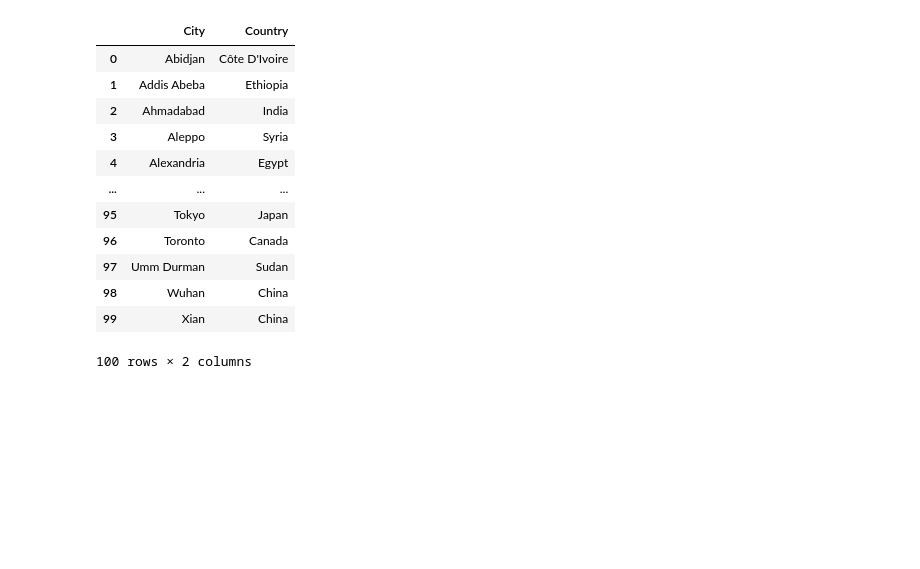
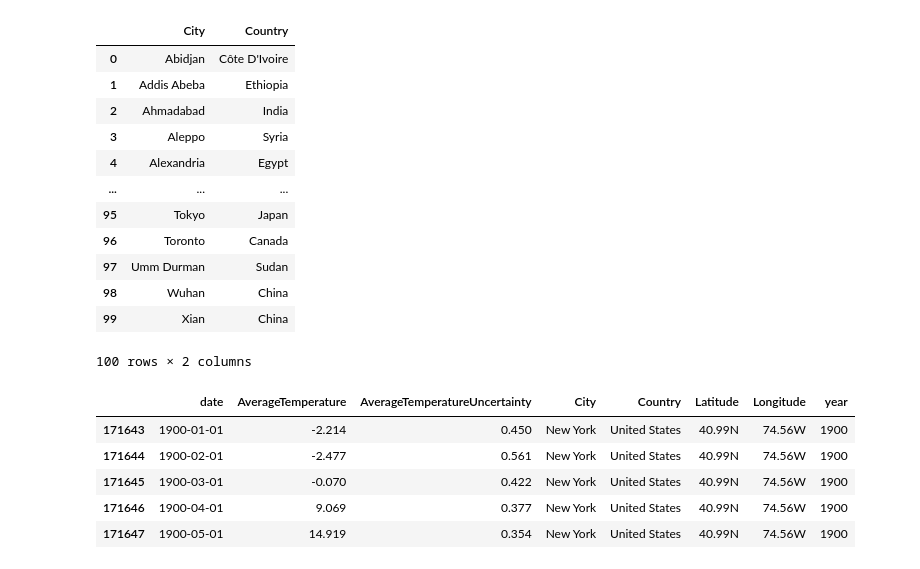
Before and after one commit to nogibjj/global-temperature, a Jupyter notebook: eda.ipynb, the cells around one changed output. Cells and saved outputs as stored; diff of their text form; code cells hidden in the pictures; blank space fills up the shorter version.

```diff
--- a/eda.ipynb
+++ b/eda.ipynb
@@ -73,7 +72,15 @@ unique_cities.reset_index().drop('index', axis=1).compute()
 100 rows × 2 columns
 # %%
 # define a new dataframe with NYC data
-nyc = major_cities[(major_cities['Country'] == 'United States') & (major_cities['City']  == 'New York')]
+nyc = major_cities_20century[(major_cities_20century['Country'] == 'United States') & (major_cities_20century['City']  == 'New York')]
+nyc.head()
+# %% [output]
+|  | date | AverageTemperature | AverageTemperatureUncertainty | City | Country | Latitude | Longitude | year |
+| 171643 | 1900-01-01 | -2.214 | 0.450 | New York | United States | 40.99N | 74.56W | 1900 |
+| 171644 | 1900-02-01 | -2.477 | 0.561 | New York | United States | 40.99N | 74.56W | 1900 |
+| 171645 | 1900-03-01 | -0.070 | 0.422 | New York | United States | 40.99N | 74.56W | 1900 |
+| 171646 | 1900-04-01 | 9.069 | 0.377 | New York | United States | 40.99N | 74.56W | 1900 |
+| 171647 | 1900-05-01 | 14.919 | 0.354 | New York | United States | 40.99N | 74.56W | 1900 |
 # %%
 # group by year and calculate the mean temperature of each year in New York
 nyc_mean = nyc.groupby('year').mean().reset_index()
```
Also changed, not shown: parts of 6 cells of this notebook, 2 other files.
